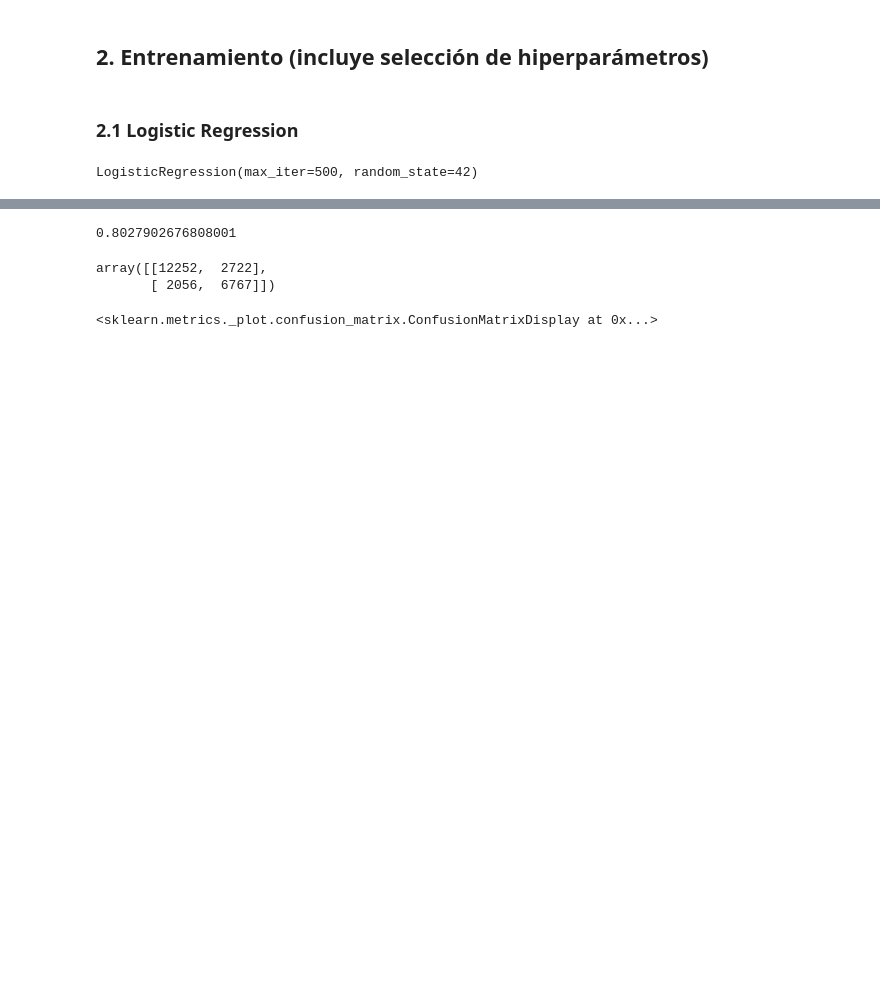
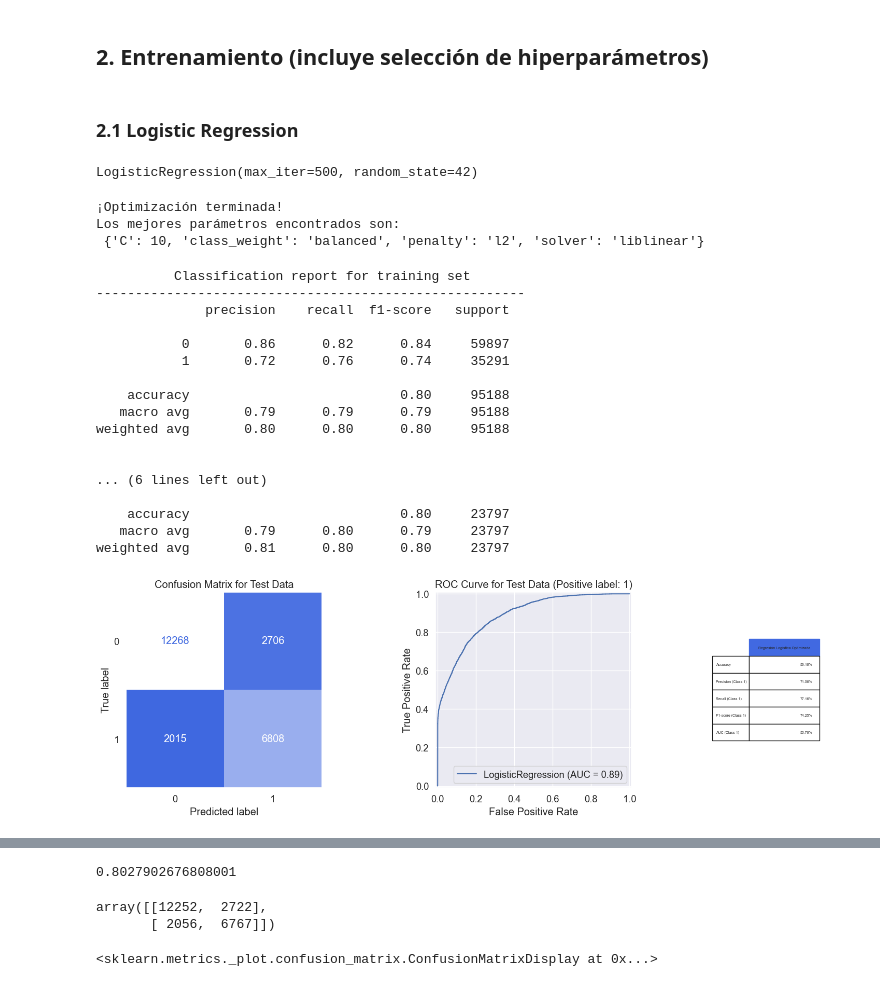
Before and after one commit to claudiberenguer/modulo5eval_ii, a Jupyter notebook: notebooks/exploracion/evaluacion_manuel.ipynb, the cells around one changed output, grey strips where cells are left out. Cells and saved outputs as stored; diff of their text form; code cells hidden in the pictures; blank space fills up the shorter version.

```diff
--- a/notebooks/exploracion/evaluacion_manuel.ipynb
+++ b/notebooks/exploracion/evaluacion_manuel.ipynb
@@ -532,7 +533,7 @@ LogisticRegression(max_iter=500, random_state=42)
 # %%
 param_grid_rl = {
     # Probar regularización L1 (Lasso) y L2 (Ridge)
-    'penalty': ['l1', 'l2'],
+    'penalty': ['l2'],
     # Fuerza de la regularización
     'C': [0.01, 0.1, 1, 10],
     'class_weight': [None, 'balanced'],
@@ -564,3 +565,10 @@ mejor_rl, hiperparametros_rl = optimizar_hiperparametros_modelo(
     X_train,
     y_train
 )
+
+print('\n¡Optimización terminada!')
+print('Los mejores parámetros encontrados son:\n', hiperparametros_rl)
+# %% [output]
+¡Optimización terminada!
+Los mejores parámetros encontrados son:
+ {'C': 10, 'class_weight': 'balanced', 'penalty': 'l2', 'solver': 'liblinear'}
@@ -570,3 +575,22 @@ print('Los mejores parámetros encontrados son:\n', hiperparametros_rl)
+# %%
+def metrics_calculator(clf, X_test, y_test, model_name):
+
+    '''
+    Esta funcion calcula las medidas de performance para un modelo dado segun el conjunto de datos.
+    Las metricas son especificamente calculadas para la clase 1
+    '''
+
+    y_pred = clf.predict(X_test)
+    result = pd.DataFrame(data=[accuracy_score(y_test, y_pred),
+                                precision_score(y_test, y_pred, pos_label=1),
+                                recall_score(y_test, y_pred, pos_label=1),
+                                f1_score(y_test, y_pred, pos_label=1),
+                                roc_auc_score(y_test, clf.predict_proba(X_test)[:,1])],
+                          index=['Accuracy','Precision (Class 1)','Recall (Class 1)','F1-score (Class 1)','AUC (Class 1)'],
+                          columns = [model_name])
+
+    result = (result * 100).round(2).astype(str) + '%'
+    return result
 # %%
 def model_evaluation(clf, X_train, X_test, y_train, y_test, model_name):
     '''
@@ -621,4 +645,23 @@ def model_evaluation(clf, X_train, X_test, y_train, y_test, model_name):
     plt.tight_layout()
     plt.show()
 # %%
-evaluar_modelo(mejor_rl, X_train, X_test, y_train, y_test, 'Regresión Logística Optimizada')
+model_evaluation(mejor_rl, X_train, X_test, y_train, y_test, 'Regresión Logística Optimizada')
+# %% [output]
+          Classification report for training set
+-------------------------------------------------------
+              precision    recall  f1-score   support
+
+           0       0.86      0.82      0.84     59897
+           1       0.72      0.76      0.74     35291
+
+    accuracy                           0.80     95188
+   macro avg       0.79      0.79      0.79     95188
+weighted avg       0.80      0.80      0.80     95188
+
+
+... (6 lines left out)
+
+    accuracy                           0.80     23797
+   macro avg       0.79      0.80      0.79     23797
+weighted avg       0.81      0.80      0.80     23797
+[figure, added]
```
Also changed, not shown: parts of 13 cells of this notebook, 2 other files.
